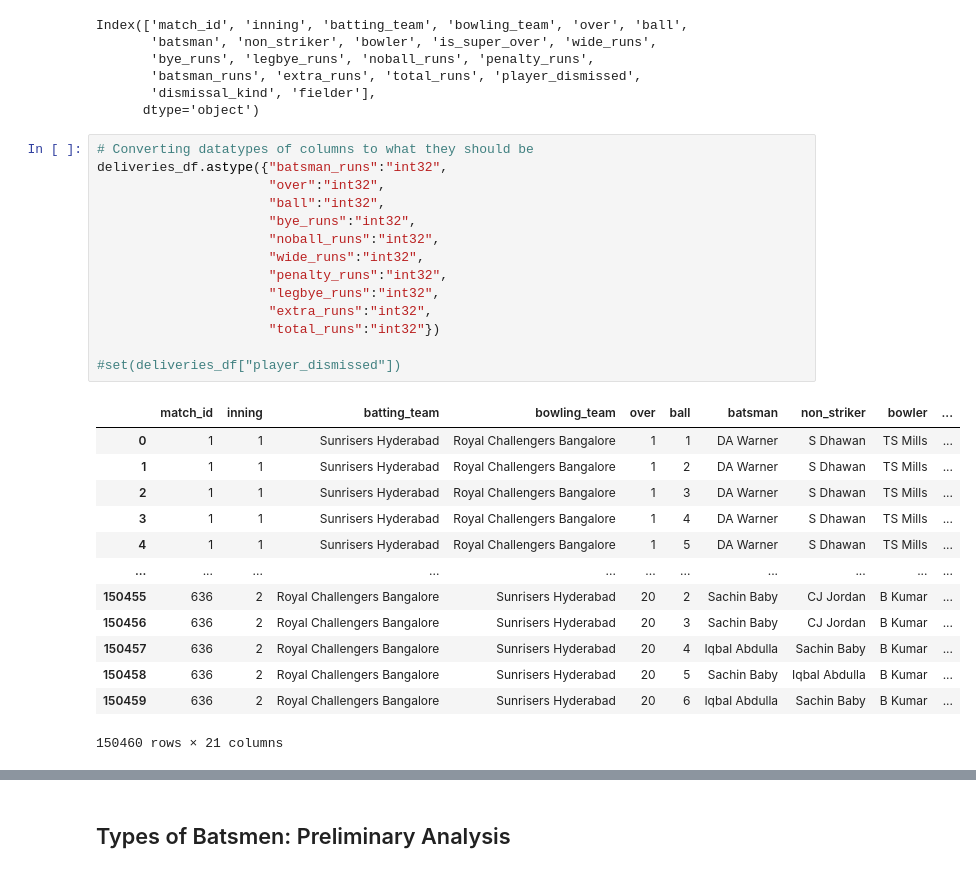
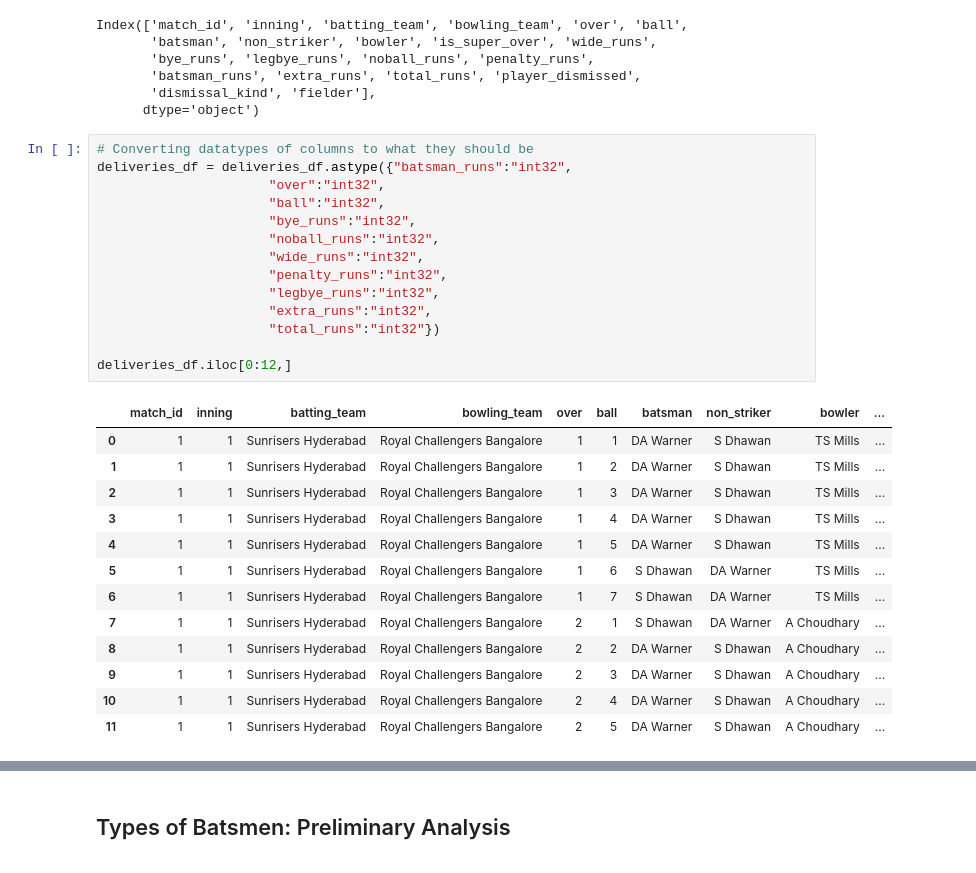
Before and after one commit to harshamuddu/IPL, a Jupyter notebook: IPL_Mining_Modeling_and_Predicting.ipynb, the cells around one changed output, grey strips where cells are left out. Cells and saved outputs as stored; diff of their text form.

```diff
--- a/IPL_Mining_Modeling_and_Predicting.ipynb
+++ b/IPL_Mining_Modeling_and_Predicting.ipynb
@@ -62,29 +62,29 @@ Index(['match_id', 'inning', 'batting_team', 'bowling_team', 'over', 'ball',
       dtype='object')
 # %%
 # Converting datatypes of columns to what they should be
-deliveries_df.astype({"batsman_runs":"int32",
+deliveries_df = deliveries_df.astype({"batsman_runs":"int32",
                       "over":"int32",
                       "ball":"int32",
                       "bye_runs":"int32",
                       "noball_runs":"int32",
                       "wide_runs":"int32",
                       "penalty_runs":"int32",
                       "legbye_runs":"int32",
                       "extra_runs":"int32",
                       "total_runs":"int32"})
 
-#set(deliveries_df["player_dismissed"])
+deliveries_df.iloc[0:12,]
 # %% [output]
 |  | match_id | inning | batting_team | bowling_team | over | ball | batsman | non_striker | bowler | ... |
 | 0 | 1 | 1 | Sunrisers Hyderabad | Royal Challengers Bangalore | 1 | 1 | DA Warner | S Dhawan | TS Mills | ... |
 | 1 | 1 | 1 | Sunrisers Hyderabad | Royal Challengers Bangalore | 1 | 2 | DA Warner | S Dhawan | TS Mills | ... |
 | 2 | 1 | 1 | Sunrisers Hyderabad | Royal Challengers Bangalore | 1 | 3 | DA Warner | S Dhawan | TS Mills | ... |
 | 3 | 1 | 1 | Sunrisers Hyderabad | Royal Challengers Bangalore | 1 | 4 | DA Warner | S Dhawan | TS Mills | ... |
 | 4 | 1 | 1 | Sunrisers Hyderabad | Royal Challengers Bangalore | 1 | 5 | DA Warner | S Dhawan | TS Mills | ... |
-| ... | ... | ... | ... | ... | ... | ... | ... | ... | ... | ... |
-| 150455 | 636 | 2 | Royal Challengers Bangalore | Sunrisers Hyderabad | 20 | 2 | Sachin Baby | CJ Jordan | B Kumar | ... |
-| 150456 | 636 | 2 | Royal Challengers Bangalore | Sunrisers Hyderabad | 20 | 3 | Sachin Baby | CJ Jordan | B Kumar | ... |
-| 150457 | 636 | 2 | Royal Challengers Bangalore | Sunrisers Hyderabad | 20 | 4 | Iqbal Abdulla | Sachin Baby | B Kumar | ... |
-| 150458 | 636 | 2 | Royal Challengers Bangalore | Sunrisers Hyderabad | 20 | 5 | Sachin Baby | Iqbal Abdulla | B Kumar | ... |
-| 150459 | 636 | 2 | Royal Challengers Bangalore | Sunrisers Hyderabad | 20 | 6 | Iqbal Abdulla | Sachin Baby | B Kumar | ... |
+| 5 | 1 | 1 | Sunrisers Hyderabad | Royal Challengers Bangalore | 1 | 6 | S Dhawan | DA Warner | TS Mills | ... |
+| 6 | 1 | 1 | Sunrisers Hyderabad | Royal Challengers Bangalore | 1 | 7 | S Dhawan | DA Warner | TS Mills | ... |
+| 7 | 1 | 1 | Sunrisers Hyderabad | Royal Challengers Bangalore | 2 | 1 | S Dhawan | DA Warner | A Choudhary | ... |
+| 8 | 1 | 1 | Sunrisers Hyderabad | Royal Challengers Bangalore | 2 | 2 | DA Warner | S Dhawan | A Choudhary | ... |
+| 9 | 1 | 1 | Sunrisers Hyderabad | Royal Challengers Bangalore | 2 | 3 | DA Warner | S Dhawan | A Choudhary | ... |
+| 10 | 1 | 1 | Sunrisers Hyderabad | Royal Challengers Bangalore | 2 | 4 | DA Warner | S Dhawan | A Choudhary | ... |
+| 11 | 1 | 1 | Sunrisers Hyderabad | Royal Challengers Bangalore | 2 | 5 | DA Warner | S Dhawan | A Choudhary | ... |
-150460 rows × 21 columns
```
Also changed, not shown: parts of 24 cells of this notebook.
